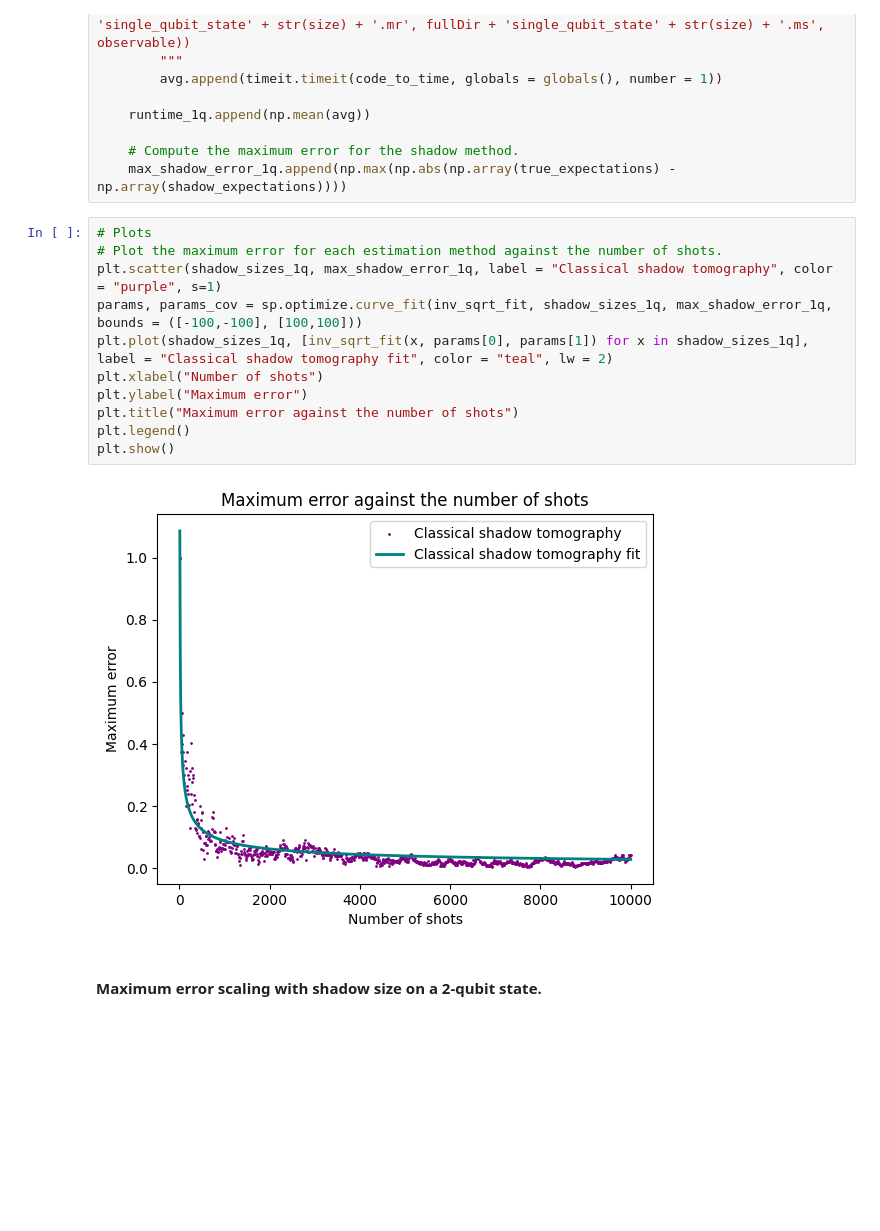
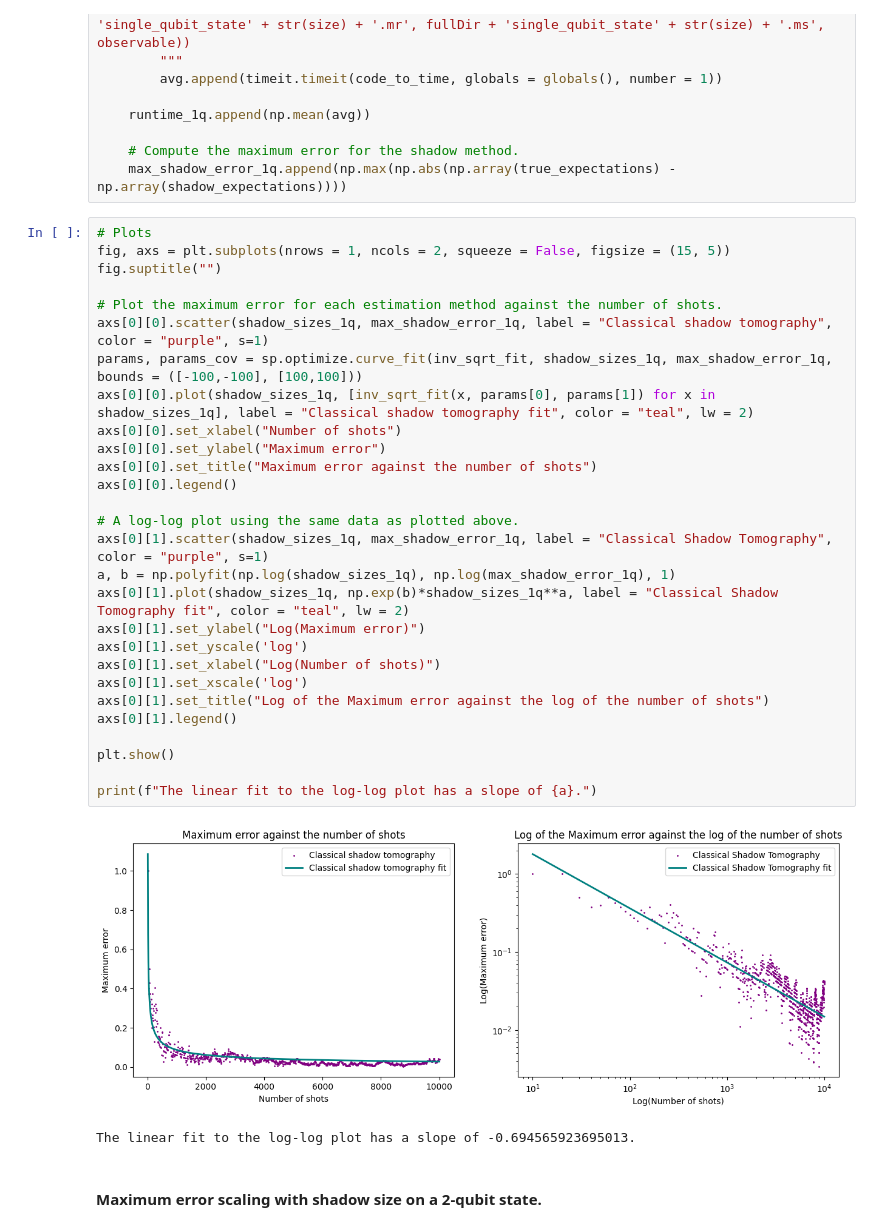
Before and after one commit to ZacharyKokot/Summer-Research-2024, a Jupyter notebook: ShadowTomography.ipynb, the cells around one changed output. Cells and saved outputs as stored; diff of their text form; blank space fills up the shorter version.

Commit message:
Added log-log plots for the error scaling with shadow size.

```diff
--- a/ShadowTomography.ipynb
+++ b/ShadowTomography.ipynb
@@ -1365,17 +1365,35 @@ for size in shadow_sizes_1q:
     max_shadow_error_1q.append(np.max(np.abs(np.array(true_expectations) - np.array(shadow_expectations))))
 # %%
 # Plots
+fig, axs = plt.subplots(nrows = 1, ncols = 2, squeeze = False, figsize = (15, 5))
+fig.suptitle("")
+
 # Plot the maximum error for each estimation method against the number of shots.
-plt.scatter(shadow_sizes_1q, max_shadow_error_1q, label = "Classical shadow tomography", color = "purple", s=1)
+axs[0][0].scatter(shadow_sizes_1q, max_shadow_error_1q, label = "Classical shadow tomography", color = "purple", s=1)
 params, params_cov = sp.optimize.curve_fit(inv_sqrt_fit, shadow_sizes_1q, max_shadow_error_1q, bounds = ([-100,-100], [100,100]))
-plt.plot(shadow_sizes_1q, [inv_sqrt_fit(x, params[0], params[1]) for x in shadow_sizes_1q], label = "Classical shadow tomography fit", color = "teal", lw = 2)
-plt.xlabel("Number of shots")
-plt.ylabel("Maximum error")
-plt.title("Maximum error against the number of shots")
-plt.legend()
+axs[0][0].plot(shadow_sizes_1q, [inv_sqrt_fit(x, params[0], params[1]) for x in shadow_sizes_1q], label = "Classical shadow tomography fit", color = "teal", lw = 2)
+axs[0][0].set_xlabel("Number of shots")
+axs[0][0].set_ylabel("Maximum error")
+axs[0][0].set_title("Maximum error against the number of shots")
+axs[0][0].legend()
+
+# A log-log plot using the same data as plotted above.
+axs[0][1].scatter(shadow_sizes_1q, max_shadow_error_1q, label = "Classical Shadow Tomography", color = "purple", s=1)
+a, b = np.polyfit(np.log(shadow_sizes_1q), np.log(max_shadow_error_1q), 1)
+axs[0][1].plot(shadow_sizes_1q, np.exp(b)*shadow_sizes_1q**a, label = "Classical Shadow Tomography fit", color = "teal", lw = 2)
+axs[0][1].set_ylabel("Log(Maximum error)")
+axs[0][1].set_yscale('log')
+axs[0][1].set_xlabel("Log(Number of shots)")
+axs[0][1].set_xscale('log')
+axs[0][1].set_title("Log of the Maximum error against the log of the number of shots")
+axs[0][1].legend()
+
 plt.show()
+
+print(f"The linear fit to the log-log plot has a slope of {a}.")
 # %% [output]
-[figure, old version]
+[figure, new version]
+The linear fit to the log-log plot has a slope of -0.694565923695013.
 # %% [markdown]
 #### Maximum error scaling with shadow size on a 2-qubit state.
 # %%
```
Also changed, not shown: parts of 18 cells of this notebook, 43 other files.
